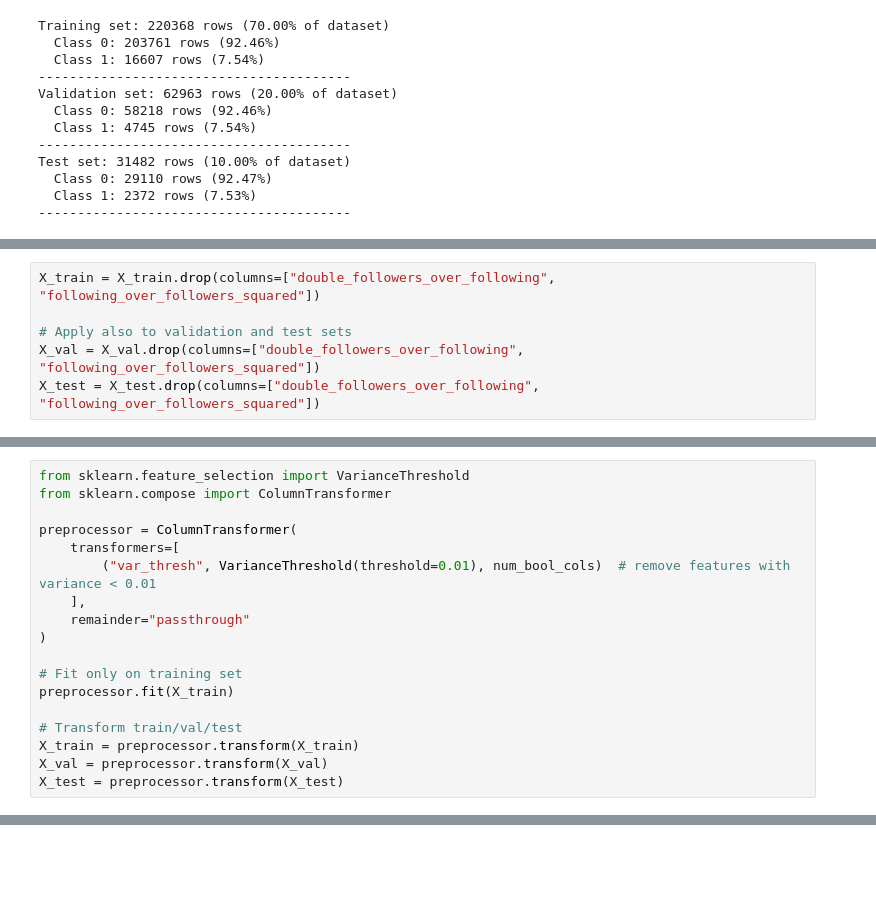
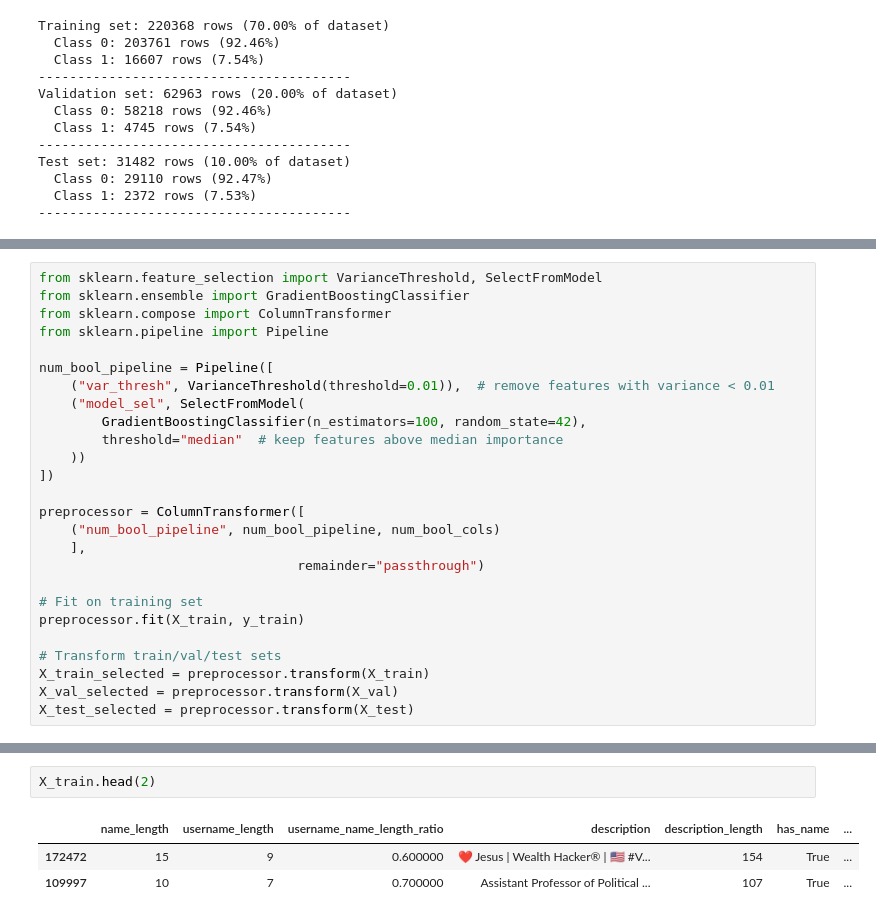
Before and after one commit to julwdo/NLP-project, a Jupyter notebook: NLP_Project_JW_Main.ipynb, the cells around one changed output, grey strips where cells are left out. Cells and saved outputs as stored; diff of their text form; blank space fills up the shorter version.

Commit message:
Created a pipeline variance thresh + GradientBoosting

```diff
--- a/NLP_Project_JW_Main.ipynb
+++ b/NLP_Project_JW_Main.ipynb
@@ -194,6 +190,0 @@ following_over_followers_squared - following_over_followers: 0.96
-# %%
-X_train = X_train.drop(columns=["double_followers_over_following", "following_over_followers_squared"])
-
-# Apply also to validation and test sets
-X_val = X_val.drop(columns=["double_followers_over_following", "following_over_followers_squared"])
-X_test = X_test.drop(columns=["double_followers_over_following", "following_over_followers_squared"])
@@ -225,18 +215,26 @@ dtype: float64
 # %%
-from sklearn.feature_selection import VarianceThreshold
+from sklearn.feature_selection import VarianceThreshold, SelectFromModel
+from sklearn.ensemble import GradientBoostingClassifier
 from sklearn.compose import ColumnTransformer
+from sklearn.pipeline import Pipeline
 
-preprocessor = ColumnTransformer(
-    transformers=[
-        ("var_thresh", VarianceThreshold(threshold=0.01), num_bool_cols)  # remove features with variance < 0.01
+num_bool_pipeline = Pipeline([
+    ("var_thresh", VarianceThreshold(threshold=0.01)),  # remove features with variance < 0.01
+    ("model_sel", SelectFromModel(
+        GradientBoostingClassifier(n_estimators=100, random_state=42),
+        threshold="median"  # keep features above median importance
+    ))
+])
+
+preprocessor = ColumnTransformer([
+    ("num_bool_pipeline", num_bool_pipeline, num_bool_cols)
     ],
-    remainder="passthrough"
-)
+                                 remainder="passthrough")
 
-# Fit only on training set
-preprocessor.fit(X_train)
+# Fit on training set
+preprocessor.fit(X_train, y_train)
 
-# Transform train/val/test
-X_train = preprocessor.transform(X_train)
-X_val = preprocessor.transform(X_val)
-X_test = preprocessor.transform(X_test)
+# Transform train/val/test sets
+X_train_selected = preprocessor.transform(X_train)
+X_val_selected = preprocessor.transform(X_val)
+X_test_selected = preprocessor.transform(X_test)
@@ -267,0 +258,6 @@ len(kept_num_bool)
+# %%
+X_train.head(2)
+# %% [output]
+|  | name_length | username_length | username_name_length_ratio | description | description_length | has_name | ... |
+| 172472 | 15 | 9 | 0.600000 | ❤️ Jesus | Wealth Hacker® | 🇺🇸 #V... | 154 | True | ... |
+| 109997 | 10 | 7 | 0.700000 | Assistant Professor of Political ... | 107 | True | ... |
```
Also changed, not shown: parts of 26 cells of this notebook.
